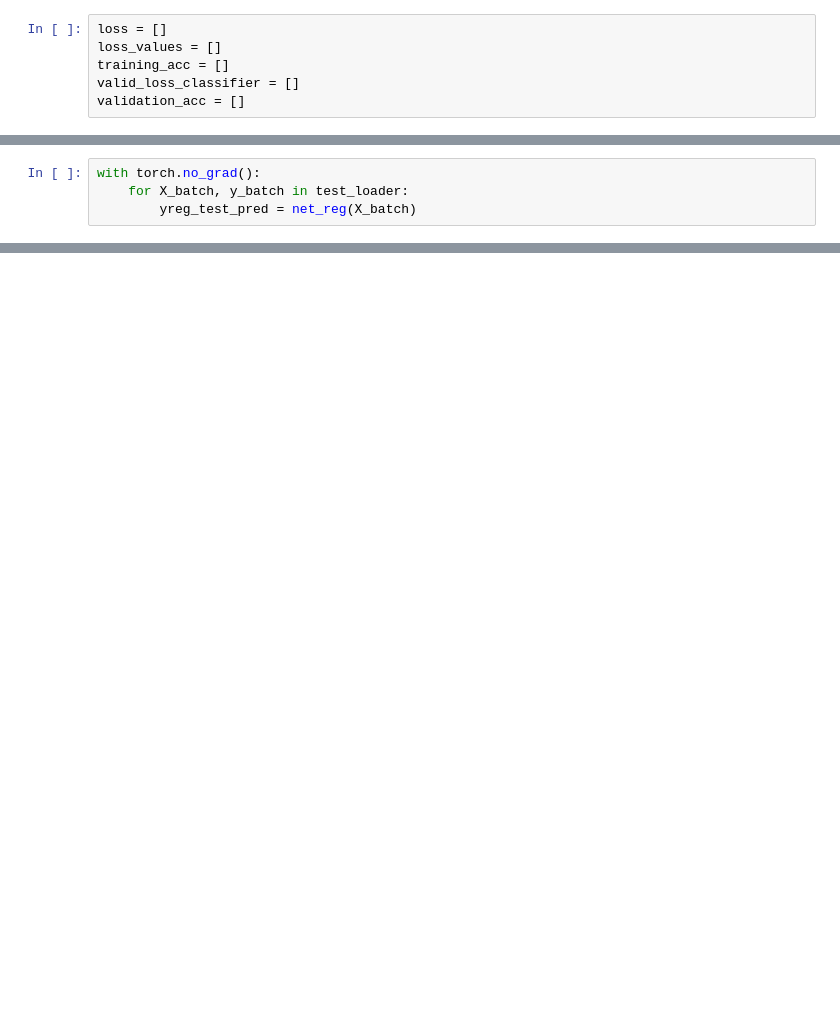
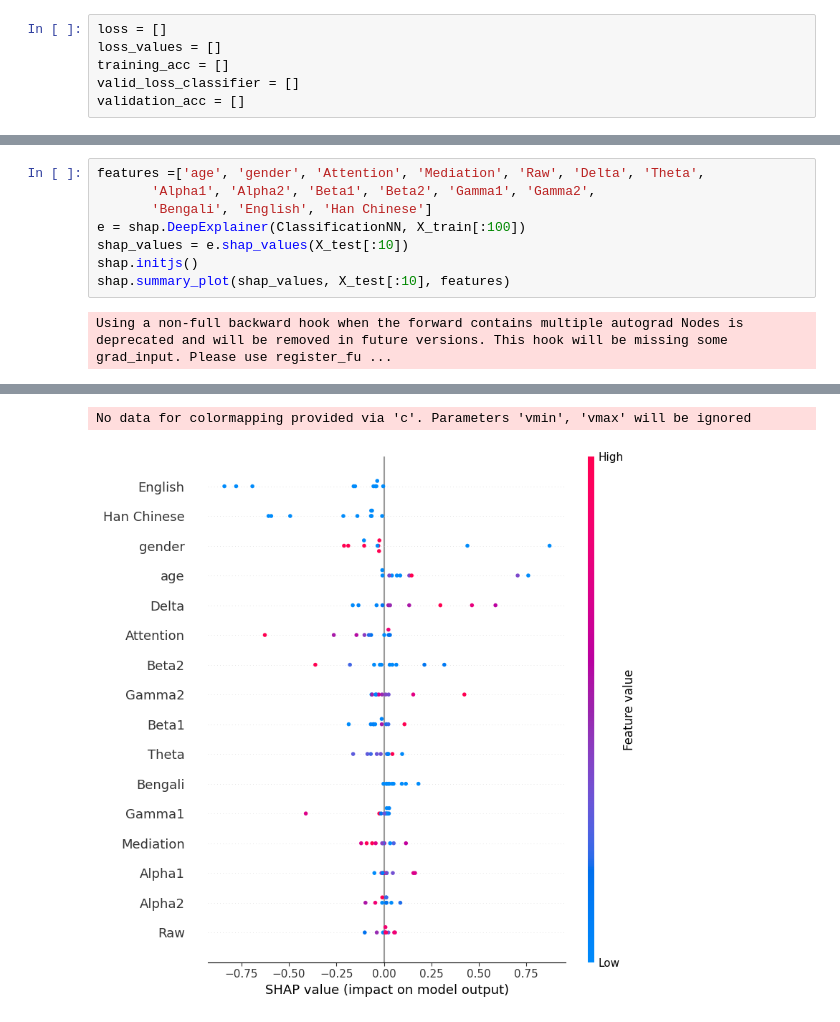
Before and after one commit to ahabisaax/EEG, a Jupyter notebook: test.ipynb, the cells around one changed output, grey strips where cells are left out. Cells and saved outputs as stored; diff of their text form; blank space fills up the shorter version.

```diff
--- a/test.ipynb
+++ b/test.ipynb
@@ -336,4 +329,10 @@ plt.show()
-# %%
-with torch.no_grad():
-    for X_batch, y_batch in test_loader:
-        yreg_test_pred = net_reg(X_batch)
+# %%
+features =['age', 'gender', 'Attention', 'Mediation', 'Raw', 'Delta', 'Theta',
+       'Alpha1', 'Alpha2', 'Beta1', 'Beta2', 'Gamma1', 'Gamma2',
+       'Bengali', 'English', 'Han Chinese']
+e = shap.DeepExplainer(ClassificationNN, X_train[:100])
+shap_values = e.shap_values(X_test[:10])
+shap.initjs()
+shap.summary_plot(shap_values, X_test[:10], features)
+# %% [output]
+Using a non-full backward hook when the forward contains multiple autograd Nodes is deprecated and will be removed in future versions. This hook will be missing some grad_input. Please use register_fu ...
@@ -339,0 +340,2 @@ with torch.no_grad():
+No data for colormapping provided via 'c'. Parameters 'vmin', 'vmax' will be ignored
+[figure, added]
```
Also changed, not shown: parts of 23 cells of this notebook, 1 other file.
